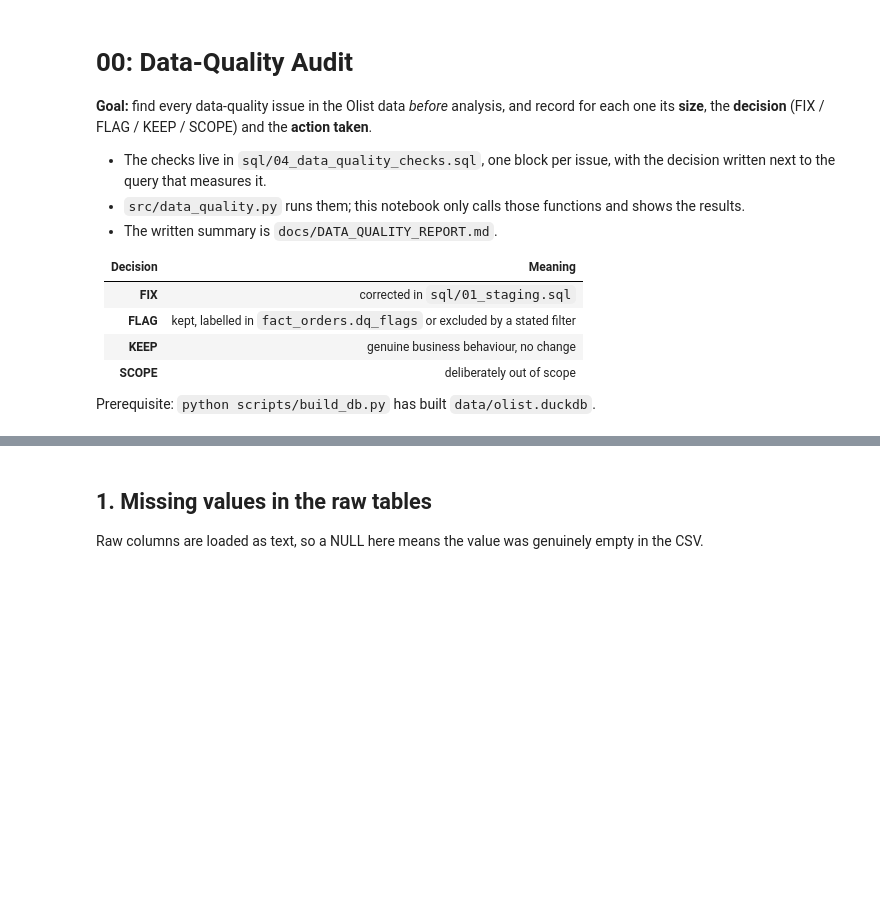
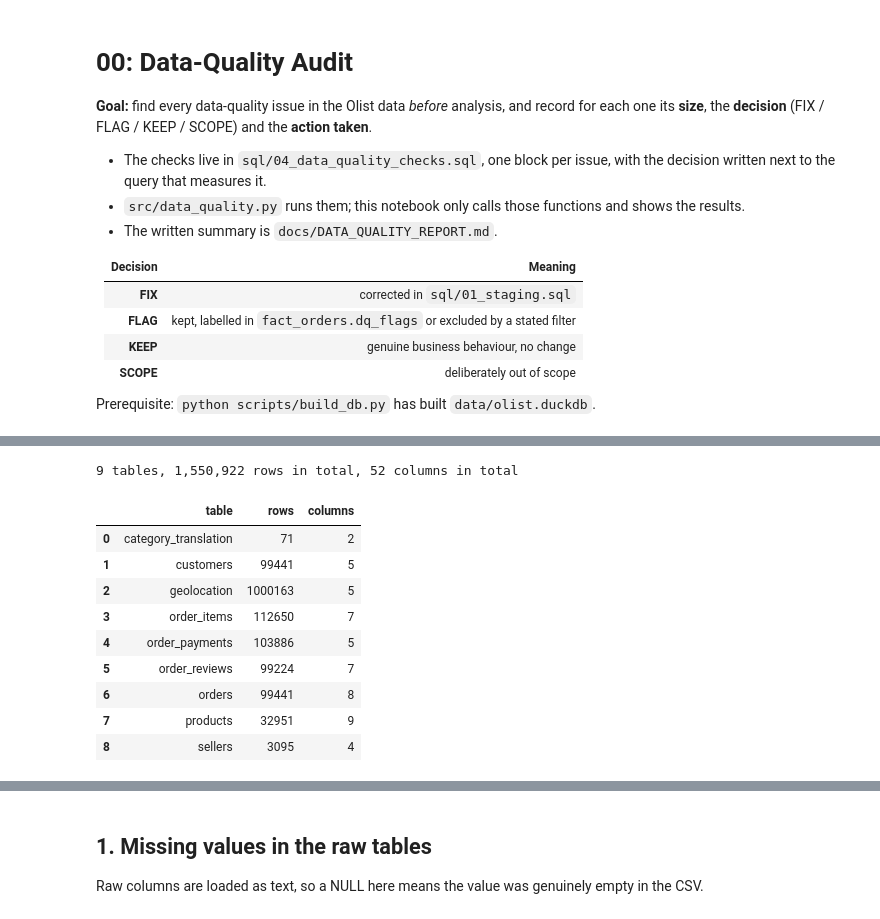
Before and after one commit to MasoodManzoorAhmed/ecommerce-customer-experience-analytics-with-GenAI, a Jupyter notebook: notebooks/00_data_quality_audit.ipynb, the cells around one changed output, grey strips where cells are left out. Drawn from its saved outputs; the diff is of its cells as text; code cells hidden in the pictures; blank space fills up the shorter version.

```diff
--- a/notebooks/00_data_quality_audit.ipynb
+++ b/notebooks/00_data_quality_audit.ipynb
@@ -52,0 +59,19 @@ FIG_DIR.mkdir(parents=True, exist_ok=True)
+# %%
+overview = table_overview(con, schema="raw")
+print(
+    f"{len(overview)} tables, {overview['rows'].sum():,} rows in total, "
+    f"{overview['columns'].sum()} columns in total"
+)
+overview
+# %% [output]
+9 tables, 1,550,922 rows in total, 52 columns in total
+|  | table | rows | columns |
+| 0 | category_translation | 71 | 2 |
+| 1 | customers | 99441 | 5 |
+| 2 | geolocation | 1000163 | 5 |
+| 3 | order_items | 112650 | 7 |
+| 4 | order_payments | 103886 | 5 |
+| 5 | order_reviews | 99224 | 7 |
+| 6 | orders | 99441 | 8 |
+| 7 | products | 32951 | 9 |
+| 8 | sellers | 3095 | 4 |
```
Also changed, not shown: parts of 7 cells of this notebook, 3 other files.
